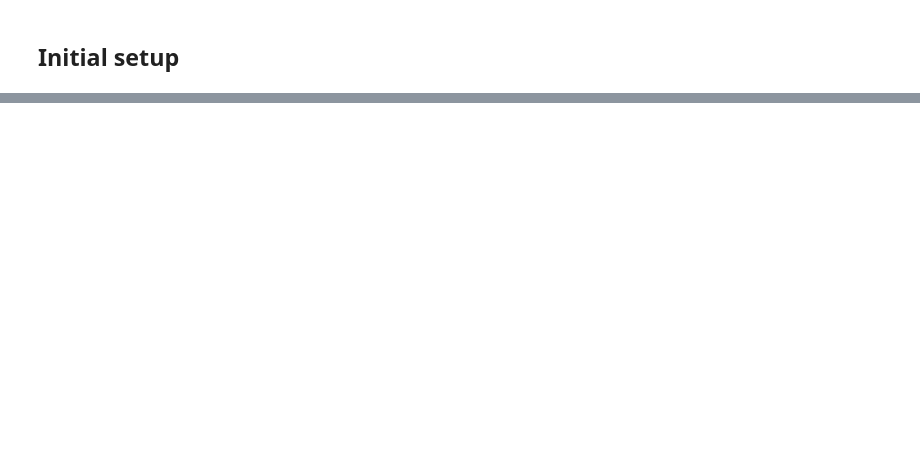
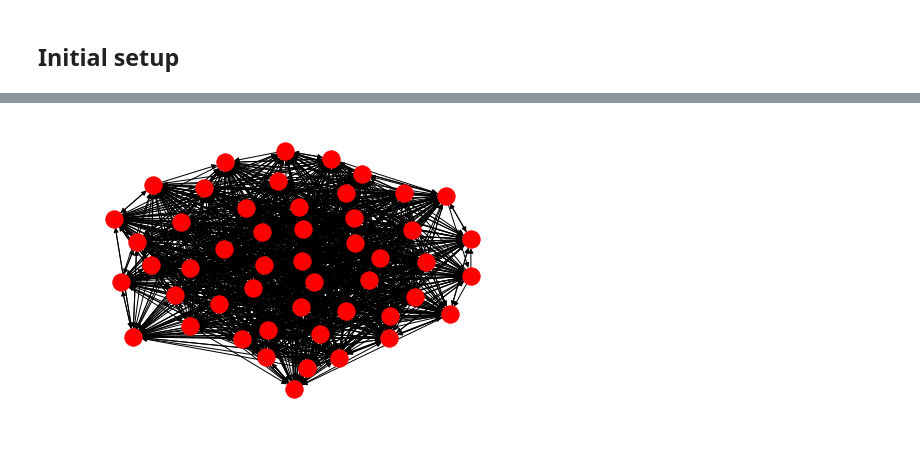
Before and after one commit to hugcis/graph_nets-IM, a Jupyter notebook: exp.ipynb, the cells around one changed output, grey strips where cells are left out. Cells and saved outputs as stored; diff of their text form; code cells hidden in the pictures; blank space fills up the shorter version.

```diff
--- a/exp.ipynb
+++ b/exp.ipynb
@@ -115,0 +59,5 @@ NodeView((0, 1, 2, 3, 4, 5, 6, 7, 8, 9, 10, 11, 12, 13, 14, 15, 16, 17, 18, 19,
+# %%
+grph = generate_graph(num_nodes_min_max=[50, 55], directed=True, rate=0.6) # Small dense graph
+nx.draw(grph)
+# %% [output]
+[figure, added]
```
Also changed, not shown: parts of 22 cells of this notebook, 2 other files.
